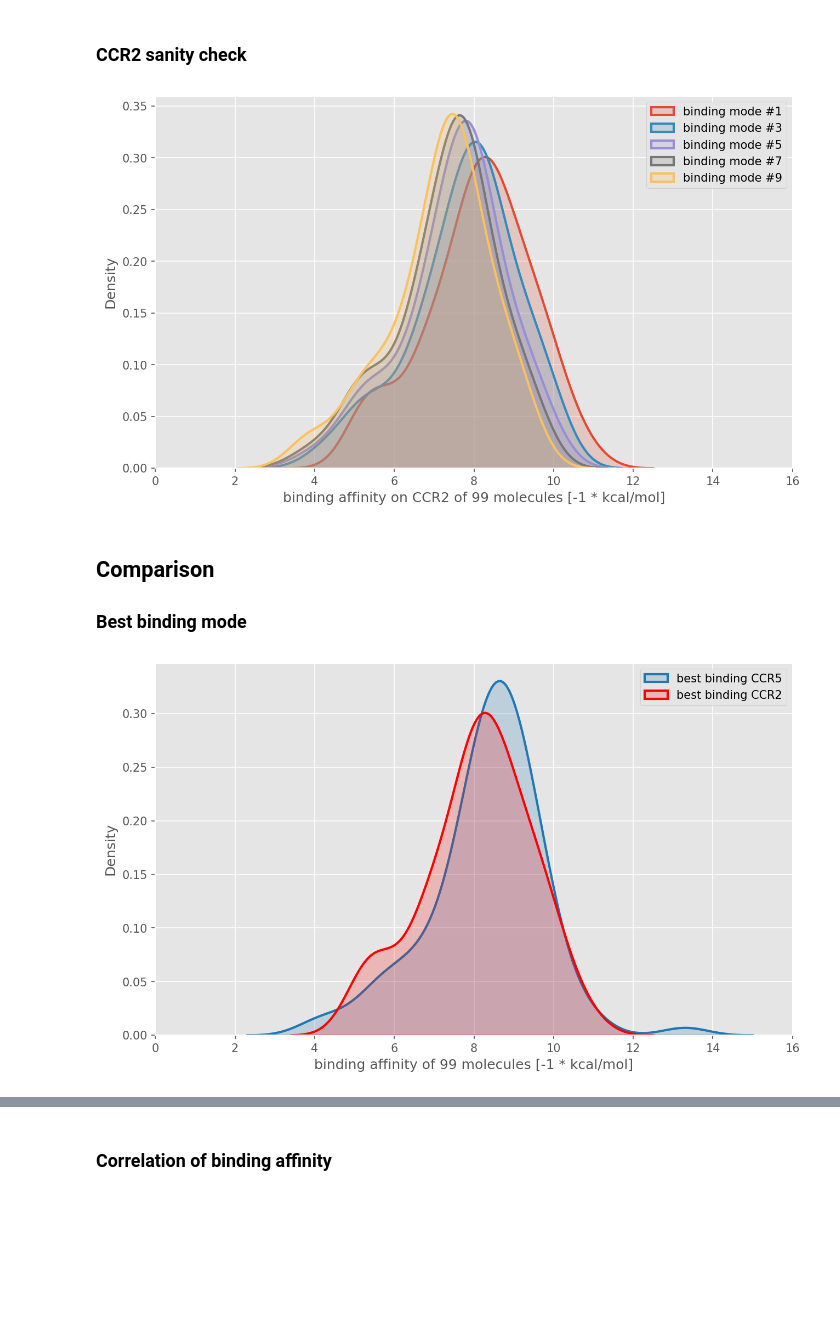
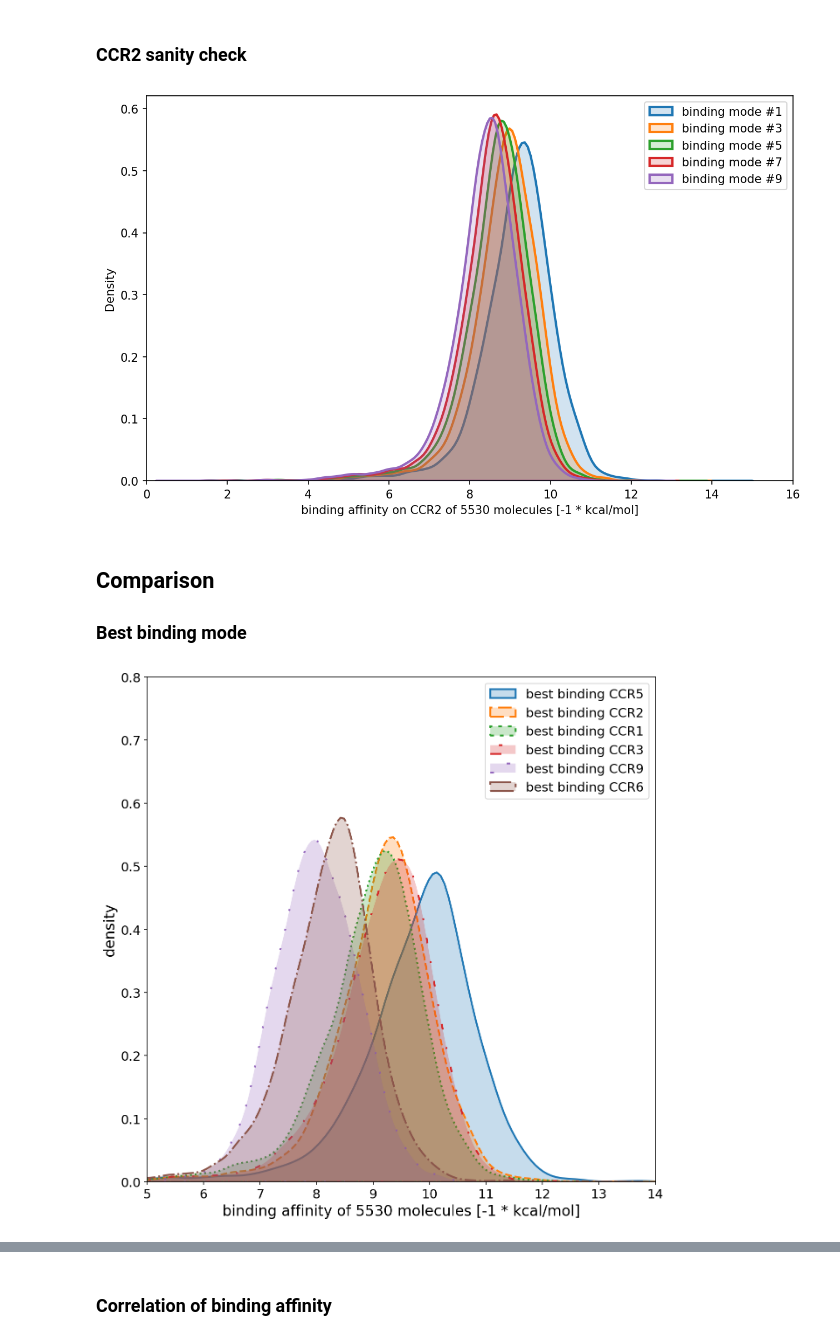
Before and after one commit to Munchic/tinymolecule, a Jupyter notebook: analysis/baff_off_target.ipynb, the cells around one changed output, grey strips where cells are left out. Saved outputs shown, nothing was run; the diff lists cells and outputs as text; code cells hidden in the pictures; blank space fills up the shorter version.

```diff
--- a/analysis/baff_off_target.ipynb
+++ b/analysis/baff_off_target.ipynb
@@ -34,0 +19,15 @@ logs_ccr5.head()  # preview
+# %%
+plots_path = Path("/Users/Munchic/Developer/Capstone/tinymolecule/data/plots")
+
+BASE_DIR = Path("../data/pdb_out")
+
+logs_ccr5 = pd.read_csv("/Users/Munchic/Developer/Capstone/tinymolecule/data/pdb_out/ccr5_valid_45e/logs/summary.csv")
+logs_ccr2 = pd.read_csv("/Users/Munchic/Developer/Capstone/tinymolecule/data/pdb_out/ccr2_valid_45e/logs/summary.csv")
+logs_ccr1 = pd.read_csv("/Users/Munchic/Developer/Capstone/tinymolecule/data/pdb_out/ccr1_valid_45e/logs/summary.csv")
+logs_ccr3 = pd.read_csv("/Users/Munchic/Developer/Capstone/tinymolecule/data/pdb_out/ccr3_valid_45e/logs/summary.csv")
+logs_ccr9 = pd.read_csv("/Users/Munchic/Developer/Capstone/tinymolecule/data/pdb_out/ccr9_valid_45e/logs/summary.csv")
+logs_ccr6 = pd.read_csv("/Users/Munchic/Developer/Capstone/tinymolecule/data/pdb_out/ccr6_valid_45e/logs/summary.csv")
+
+
+total_molecules = len(logs_ccr5)
+logs_ccr5.head()  # preview
@@ -36,6 +43,7 @@ logs_ccr5.head()  # preview
 ## Data validation
 ### Make sure that CCR5 best binding modes don't have any outliers
 # %%
+plt.style.use('default')
 plt.figure(figsize=(10, 6), dpi=150)
 
 sns.kdeplot(data=logs_ccr5["affin_kcal_mol-1_1"] * (-1), linewidth=2, label="binding mode #1", fill=True, alpha=.2)
@@ -44,6 +52,7 @@ sns.kdeplot(data=logs_ccr5["affin_kcal_mol-1_5"] * (-1), linewidth=2, label="bin
 sns.kdeplot(data=logs_ccr5["affin_kcal_mol-1_7"] * (-1), linewidth=2, label="binding mode #7", fill=True, alpha=.2)
 sns.kdeplot(data=logs_ccr5["affin_kcal_mol-1_9"] * (-1), linewidth=2, label="binding mode #9", fill=True, alpha=.2)
 
+plt.yscale("log")
 plt.xlim(0, 16)
 plt.xlabel(f"binding affinity on CCR5 of {total_molecules} molecules [-1 * kcal/mol]")
 plt.legend()
@@ -66,19 +75,29 @@ plt.xlabel(f"binding affinity on CCR2 of {total_molecules} molecules [-1 * kcal/
 plt.legend()
 plt.show()
 # %% [output]
-[figure, old version]
+[figure, new version]
 # %% [markdown]
 ## Comparison
 ### Best binding mode
 # %%
-plt.figure(figsize=(10, 6), dpi=150)
+plt.style.use('default')
+plt.figure(figsize=(10, 10), dpi=150)
 
-sns.kdeplot(data=logs_ccr5["affin_kcal_mol-1_1"] * (-1), linewidth=2, label="best binding CCR5", fill=True, alpha=.2, color="#1f77b4")
-sns.kdeplot(data=logs_ccr2["affin_kcal_mol-1_1"] * (-1), linewidth=2, label="best binding CCR2", fill=True, alpha=.2, color="red")
+sns.kdeplot(data=logs_ccr5["affin_kcal_mol-1_1"] * (-1), linewidth=2, label="best binding CCR5", fill=True)
+sns.kdeplot(data=logs_ccr2["affin_kcal_mol-1_1"] * (-1), linewidth=2, label="best binding CCR2", fill=True, linestyle="--")
+sns.kdeplot(data=logs_ccr1["affin_kcal_mol-1_1"] * (-1), linewidth=2, label="best binding CCR1", fill=True, linestyle=":")
+sns.kdeplot(data=logs_ccr3["affin_kcal_mol-1_1"] * (-1), linewidth=2, label="best binding CCR3", fill=True, linestyle=(0, (3, 10, 1, 10)))
+sns.kdeplot(data=logs_ccr9["affin_kcal_mol-1_1"] * (-1), linewidth=2, label="best binding CCR9", fill=True, linestyle=(0, (1, 10)))
+sns.kdeplot(data=logs_ccr6["affin_kcal_mol-1_1"] * (-1), linewidth=2, label="best binding CCR6", fill=True, linestyle="-.")
 
-plt.xlim(0, 16)
-plt.xlabel(f"binding affinity of {total_molecules} molecules [-1 * kcal/mol]")
-plt.legend()
+
+plt.ylim(0, 0.8)
+plt.xlim(5, 14)
+plt.ylabel("density", size=16)
+plt.xlabel(f"binding affinity of {total_molecules} molecules [-1 * kcal/mol]", size=16)
+plt.legend(fontsize=14)
+plt.tick_params(axis='both', which='major', labelsize=14)
+plt.savefig(plots_path / "baff-ccr5-vs-off.png")
 plt.show()
 # %% [output]
-[figure, old version]
+[figure, new version]
```
Also changed, not shown: parts of 11 cells of this notebook, 7 other files.
